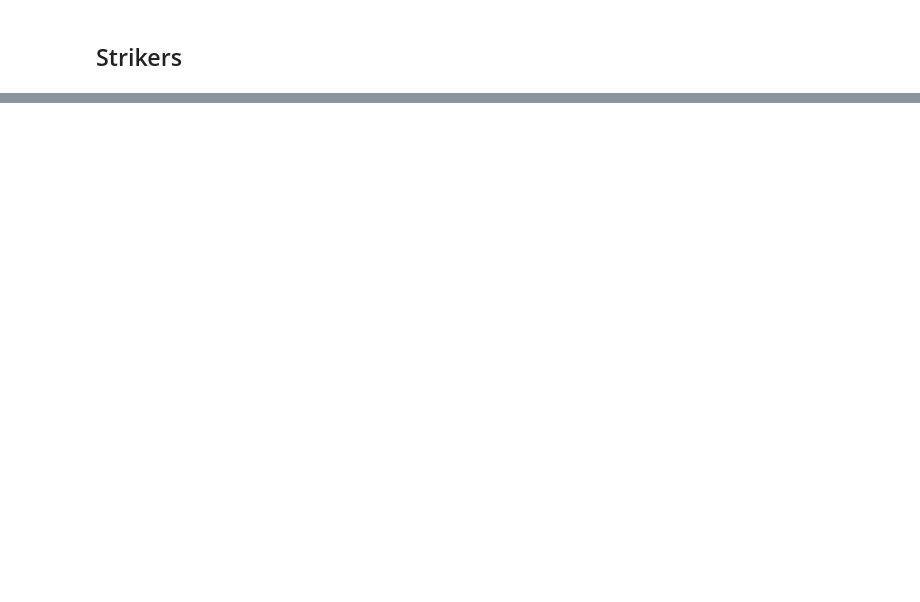
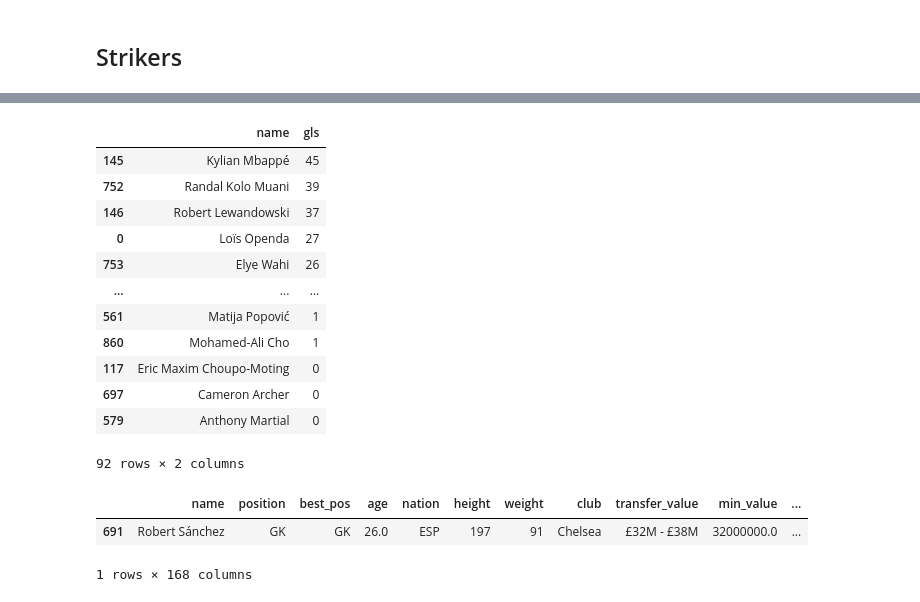
Before and after one commit to Phantom-L0rd/fm-moneyball, a Jupyter notebook: notebooks/02_weight_model_analysis.ipynb, the cells around one changed output, grey strips where cells are left out. Cells and saved outputs as stored; diff of their text form; code cells hidden in the pictures; blank space fills up the shorter version.

```diff
--- a/notebooks/02_weight_model_analysis.ipynb
+++ b/notebooks/02_weight_model_analysis.ipynb
@@ -727,0 +120,22 @@ plt.show()
+# %%
+df_st[['name', 'gls']].sort_values('gls', ascending=False)
+# %% [output]
+|  | name | gls |
+| 145 | Kylian Mbappé | 45 |
+| 752 | Randal Kolo Muani | 39 |
+| 146 | Robert Lewandowski | 37 |
+| 0 | Loïs Openda | 27 |
+| 753 | Elye Wahi | 26 |
+| ... | ... | ... |
+| 561 | Matija Popović | 1 |
+| 860 | Mohamed-Ali Cho | 1 |
+| 117 | Eric Maxim Choupo-Moting | 0 |
+| 697 | Cameron Archer | 0 |
+| 579 | Anthony Martial | 0 |
+92 rows × 2 columns
+# %%
+df[df['club']=='Chelsea']
+# %% [output]
+|  | name | position | best_pos | age | nation | height | weight | club | transfer_value | min_value | ... |
+| 691 | Robert Sánchez | GK | GK | 26.0 | ESP | 197 | 91 | Chelsea | £32M - £38M | 32000000.0 | ... |
+1 rows × 168 columns
```
Also changed, not shown: parts of 16 cells of this notebook, 11 other files.
